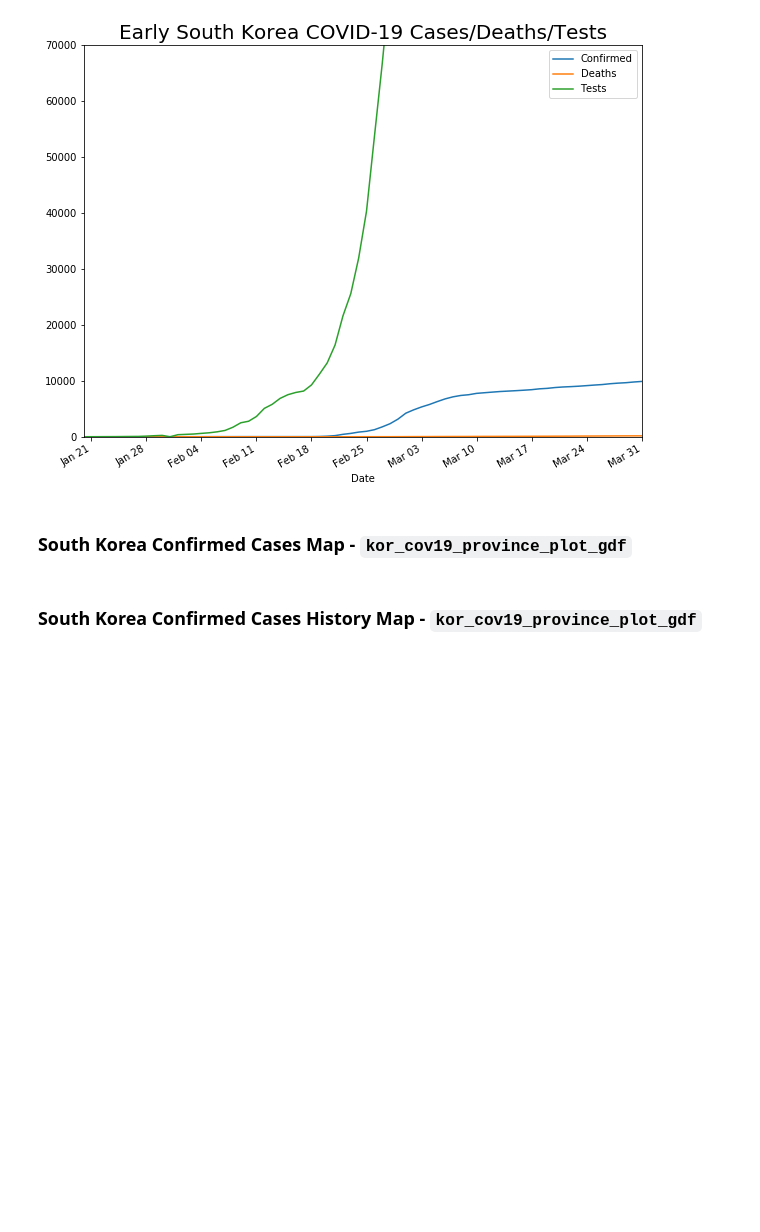
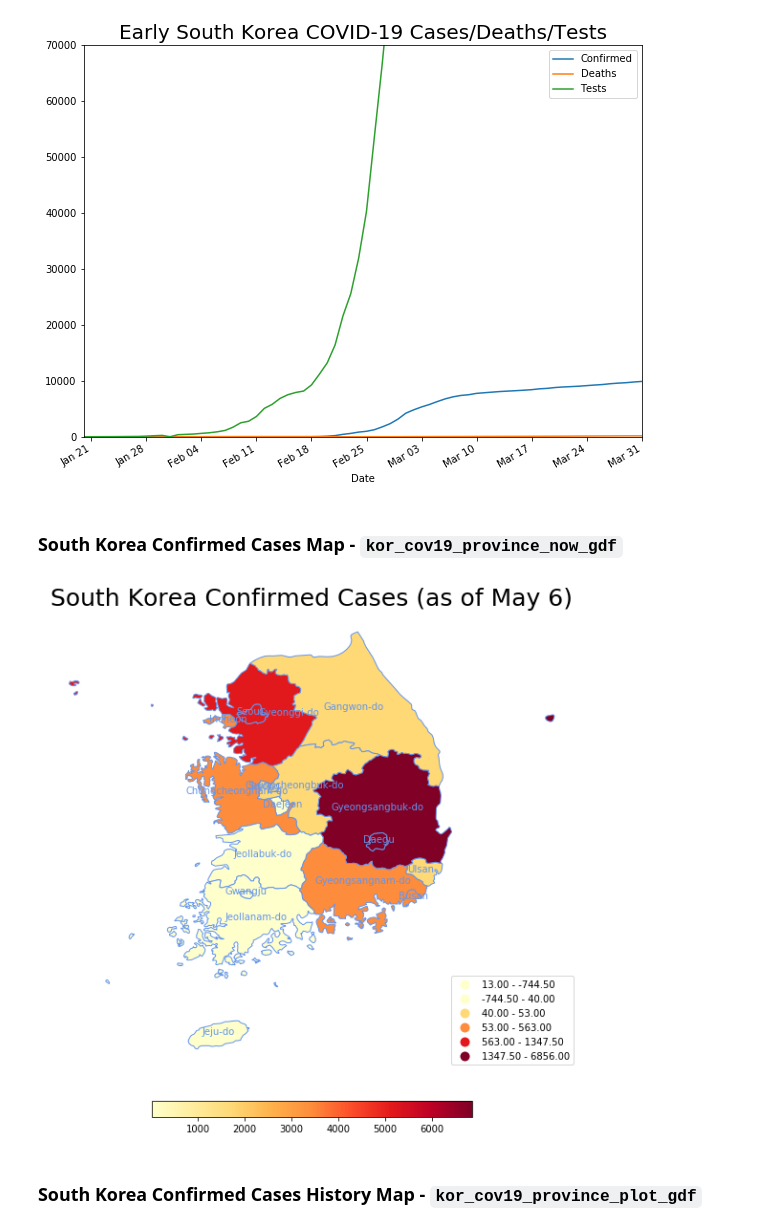
Before and after one commit to katkim0307/COVID-19_Response_Comparison, a Jupyter notebook: Final.ipynb, the cells around one changed output. Drawn from its saved outputs; the diff is of its cells as text; code cells hidden in the pictures; blank space fills up the shorter version.

```diff
--- a/Final.ipynb
+++ b/Final.ipynb
@@ -624,0 +640,14 @@ kor_cov19_province_plot_df.set_index('Date', inplace=True)
+# %%
+kor_cov19_province_now_merged_df = pd.merge(
+    kor_cov19_province_now_df,
+    south_korea_gdf[['geonunit', 'name_de', 'fips', 'latitude', 'longitude', 'geometry', 'coords']],
+    left_on='Province',
+    right_on='name_de',
+    how='left',
+)
+# %%
+kor_cov19_province_now_merged_df = kor_cov19_province_now_merged_df.drop(['name_de'], axis=1)
+# %%
+kor_cov19_province_now_gdf = gpd.GeoDataFrame(kor_cov19_province_now_merged_df,
+                                              crs={'init': 'epsg:4326'},
+                                              geometry='geometry')
@@ -625,7 +656,7 @@ kor_cov19_province_plot_df.set_index('Date', inplace=True)
 # %%
 kor_cov19_province_merged_df = pd.merge(
     kor_cov19_province_df,
-    south_korea_gdf[['geonunit', 'name_de', 'fips', 'latitude', 'longitude', 'geometry']],
+    south_korea_gdf[['geonunit', 'name_de', 'fips', 'latitude', 'longitude', 'geometry', 'coords']],
     left_on='Province',
     right_on='name_de',
     how='left',
@@ -671,56 +702,60 @@ plt.title('Early South Korea COVID-19 Cases/Deaths/Tests', fontdict={'size':20})
 # %% [output]
 [figure]
 # %% [markdown]
-### South Korea Confirmed Cases Map - `kor_cov19_province_plot_gdf`
+### South Korea Confirmed Cases Map - `kor_cov19_province_now_gdf`
 # %%
 fig, ax = plt.subplots(figsize=(10,15))
 
 # Normalize the Legend Color and create the legend bar
 # https://towardsdatascience.com/mapping-with-matplotlib-pandas-geopandas-and-basemap-in-python-d11b57ab5dac
-vmin, vmax = kor_cov19_province_plot_gdf.Confirm_Tot.min(), kor_cov19_province_plot_gdf.Confirm_Tot.max()
+vmin, vmax = kor_cov19_province_now_gdf.Confirm_Tot.min(), kor_cov19_province_plot_gdf.Confirm_Tot.max()
 legend_bar = plt.cm.ScalarMappable(
      norm=plt.Normalize(vmin=vmin, vmax=vmax),
      cmap='YlOrRd')
 
 # Plot
-us_cov19_states_now_gdf.plot(
+kor_cov19_province_now_gdf.plot(
     ax=ax,
-    column='positive',
+    column='Confirm_Tot',
     cmap='YlOrRd',
     #markersize=2,
+    edgecolor='cornflowerblue',
     legend=True,
     scheme='BoxPlot', # or Quantile,
-    legend_kwds={'loc': 'lower left'},
+    legend_kwds={'loc': 'lower right'},
 )
 
 # Title
-ax.set_title('US Confirmed Cases', fontdict={'size':30});
+ax.set_title('South Korea Confirmed Cases (as of May 6)', fontdict={'size':25});
 
 # Add the Color Legend Bar
 # https://stackoverflow.com/questions/18195758/set-matplotlib-colorbar-size-to-match-graph
 fig.colorbar(legend_bar, ax=ax, orientation='horizontal', fraction=0.05, pad=0.04, shrink=0.6)
 
 # Customizing legend values
 # leg = ax.get_legend()
 # leg.get_texts()[0].('New label 1')
 # leg.get_texts()[1].set_text('New label 2')
 
 # Displaying each State Postcode
-for idx, row in us_cov19_states_now_gdf.iterrows():
-    plt.annotate(s=row['state'], xy=row['coords'],
+for idx, row in kor_cov19_province_now_gdf.iterrows():
+    plt.annotate(s=row['Province'], xy=row['coords'],
                  horizontalalignment='center',
                  #font.family='serif',
-                 color='lightgrey',
+                 color='cornflowerblue',
                  #alpha=0.9,
                  #bbox={'facecolor':'white', 'alpha':0.5, 'pad':1, 'edgecolor':'lightyellow'}
                 )
 
-# Turn off the axes label
+# Turn off the box and the axes label
+ax.axis(False)
 ax.get_xaxis().set_visible(False)
 ax.get_yaxis().set_visible(False)
 
 # Crop the map to an appropriate size (via coordinate)
-ax.set_xlim(-4700000, 3000000)
-ax.set_ylim(-2500000, 4200000);
+# ax.set_xlim(-4700000, 3000000)
+# ax.set_ylim(-2500000, 4200000);
+# %% [output]
+[figure, added]
 # %% [markdown]
 ### South Korea Confirmed Cases History Map -  `kor_cov19_province_plot_gdf`
```
Also changed, not shown: parts of 12 cells of this notebook, 2 other files.
